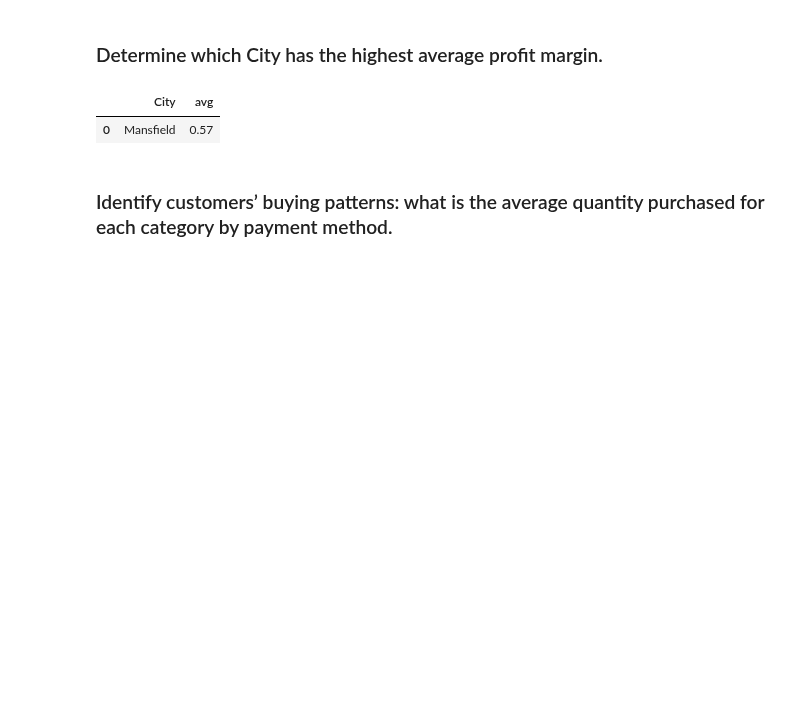
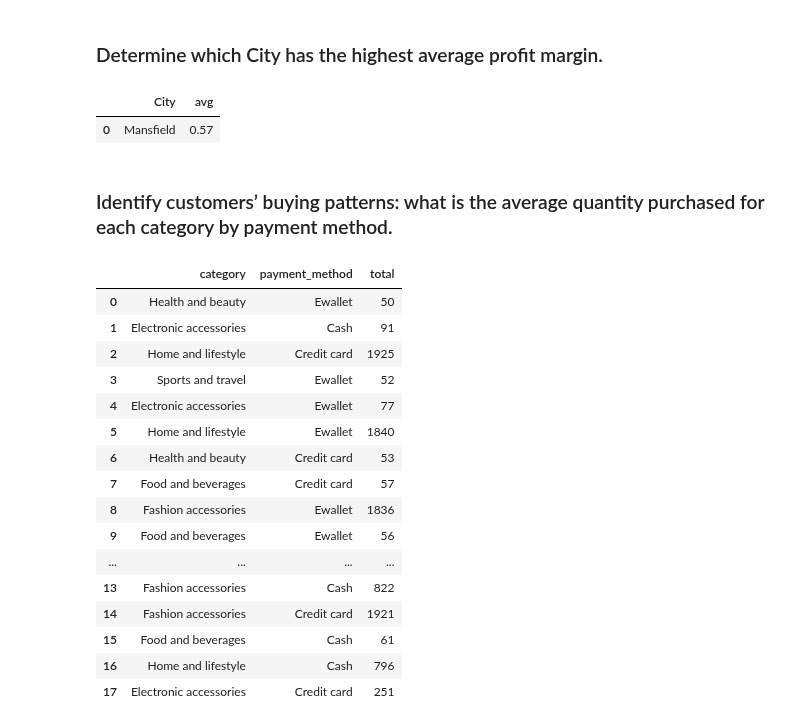
Before and after one commit to Himmu5/data-analysis, a Jupyter notebook: notebooks/walmart_analysis.ipynb, the cells around one changed output. Cells and saved outputs as stored; diff of their text form; code cells hidden in the pictures; blank space fills up the shorter version.

Commit message:
feat: EDA completed from walmart data

```diff
--- a/notebooks/wallmart_analysis.ipynb
+++ b/notebooks/walmart_analysis.ipynb
@@ -304,3 +324,23 @@ pd.read_sql("select City, AVG(profit_margin) as avg from walmart group by City O
 | 0 | Mansfield | 0.57 |
 # %% [markdown]
 ### Identify customers’ buying patterns: what is the average quantity purchased for each category by payment method.
+# %%
+pd.read_sql("select category,payment_method , count(*) as total from walmart group by category, payment_method;", con=conn)
+# %% [output]
+|  | category | payment_method | total |
+| 0 | Health and beauty | Ewallet | 50 |
+| 1 | Electronic accessories | Cash | 91 |
+| 2 | Home and lifestyle | Credit card | 1925 |
+| 3 | Sports and travel | Ewallet | 52 |
+| 4 | Electronic accessories | Ewallet | 77 |
+| 5 | Home and lifestyle | Ewallet | 1840 |
+| 6 | Health and beauty | Credit card | 53 |
+| 7 | Food and beverages | Credit card | 57 |
+| 8 | Fashion accessories | Ewallet | 1836 |
+| 9 | Food and beverages | Ewallet | 56 |
+| ... | ... | ... | ... |
+| 13 | Fashion accessories | Cash | 822 |
+| 14 | Fashion accessories | Credit card | 1921 |
+| 15 | Food and beverages | Cash | 61 |
+| 16 | Home and lifestyle | Cash | 796 |
+| 17 | Electronic accessories | Credit card | 251 |
```
Also changed, not shown: parts of 1 cell of this notebook.
